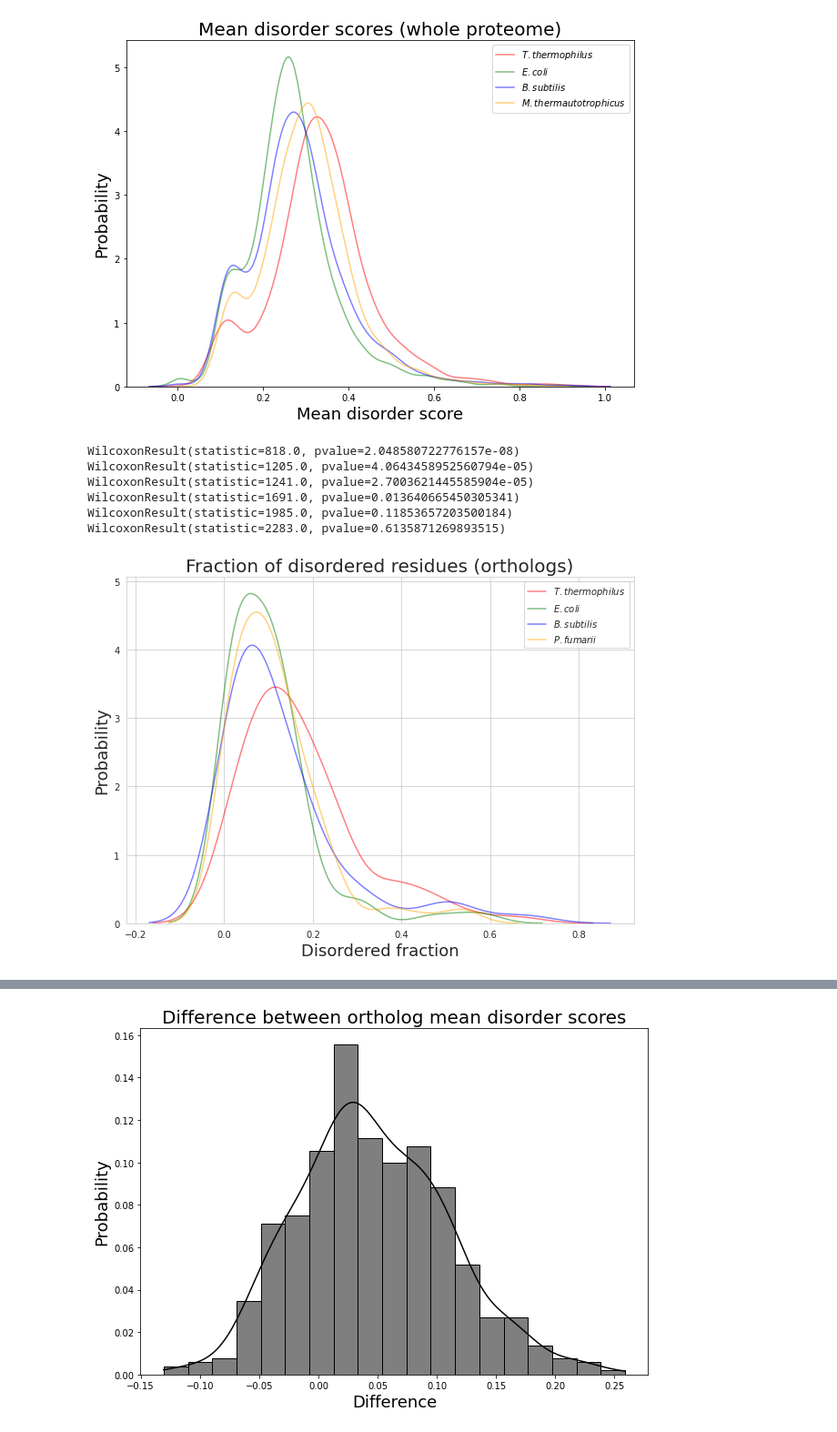
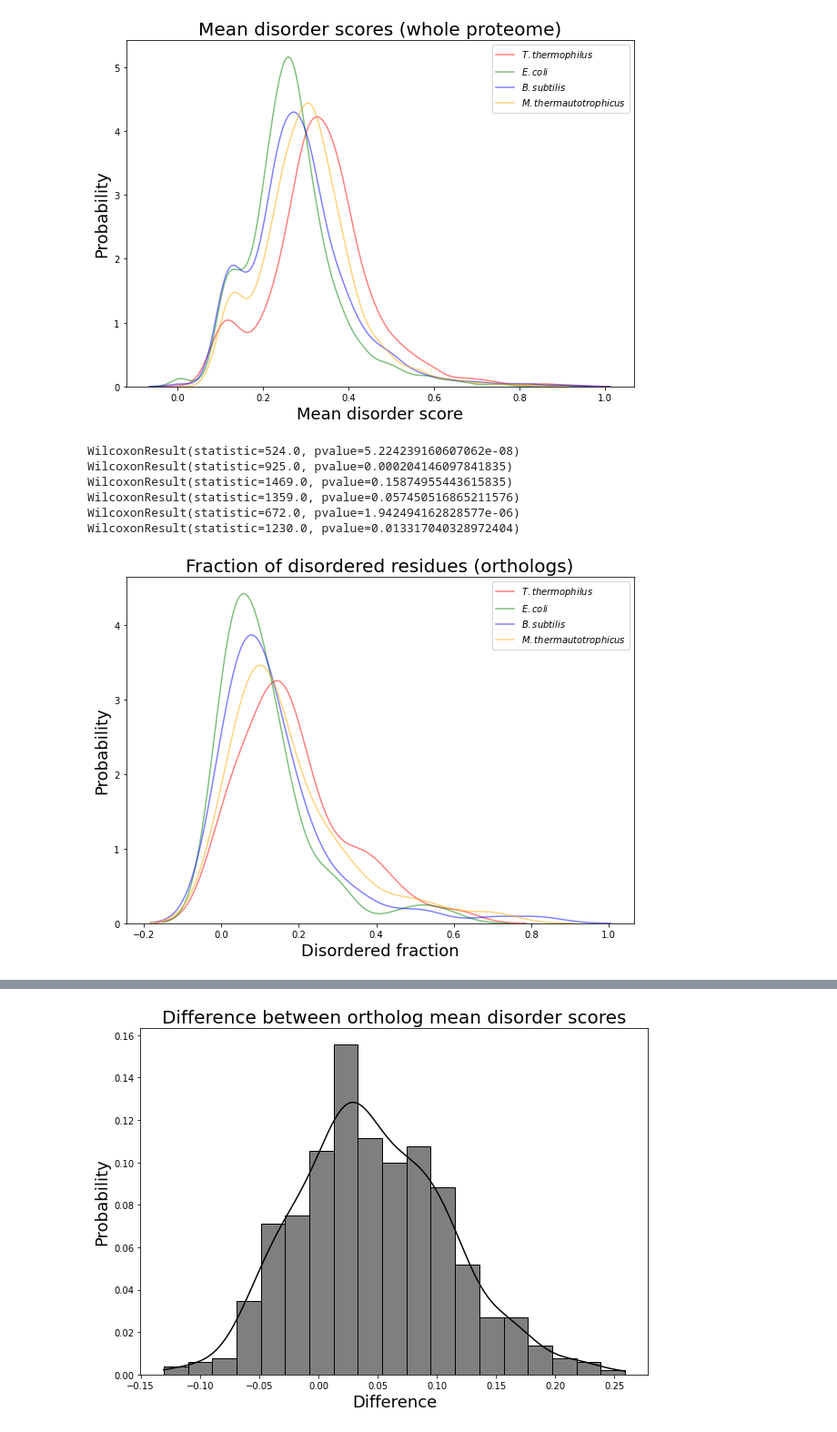
Before and after one commit to alibekk93/IDP_analysis, a Jupyter notebook: IDP_analysis.ipynb, the cells around one changed output, grey strips where cells are left out. Shown at 91% size. Drawn from its saved outputs; the diff is of its cells as text; code cells hidden in the pictures.

```diff
--- a/IDP_analysis.ipynb
+++ b/IDP_analysis.ipynb
@@ -522,14 +540,14 @@ We can start by importing the protein sequences
 EC_proteome_fasta = read_fasta('/content/IDP_analysis/datafiles/EscherichiaColiK12_allProteins.fasta')
 TT_proteome_fasta = read_fasta('/content/IDP_analysis/datafiles/ThermusThermophilusHB8_allProteins.fasta')
 BS_proteome_fasta = read_fasta('/content/IDP_analysis/datafiles/BacillusSubtilis168_allProteins.fasta')
-PF_proteome_fasta = read_fasta('/content/IDP_analysis/datafiles/PyrolobusFumariiDSM11204_allProteins.fasta')
+MT_proteome_fasta = read_fasta('/content/IDP_analysis/datafiles/MethanothermobacterThermautotrophicusATCC29096.fasta')
 
 # filter out short sequences (under 20 AA)
 # short sequences do not get processed by IDR predictors
 EC_proteome = EC_proteome_fasta[EC_proteome_fasta.Length > 19]
 TT_proteome = TT_proteome_fasta[TT_proteome_fasta.Length > 19]
 BS_proteome = BS_proteome_fasta[BS_proteome_fasta.Length > 19]
-PF_proteome = PF_proteome_fasta[PF_proteome_fasta.Length > 19]
+MT_proteome = MT_proteome_fasta[MT_proteome_fasta.Length > 19]
 # %% [markdown]
 IUPred3 REST API works great for almost all proteins, however there are a couple exceptions.
 
@@ -991,8 +912,0 @@ files.download('MT_disorder_iupred.pkl')
-# %%
-MT_disorder_pondr = []
-
-for i in tqdm(range(2885)):
-  try:
-    MT_disorder_pondr.append(get_pondr_calculations(MT_proteome.ID.iloc[i], MT_proteome.Sequence.iloc[i]))
-  except:
-    MT_disorder_pondr.append(np.nan)
@@ -1118,5 +1024,5 @@ TT_PF_OMA.reset_index(inplace=True, drop=True)
 We can now combine these dataframes with inner merge to only get orthologs which are present in all proteomes
 # %%
 TT_EC_BS_OMA = pd.merge(left=TT_EC_OMA, right=TT_BS_OMA, on='TT', how='inner')
-TT_EC_BS_PF_OMA = pd.merge(left=TT_EC_BS_OMA, right=TT_PF_OMA, on='TT', how='inner')
-TT_EC_BS_PF_OMA = TT_EC_BS_PF_OMA[['TT', 'EC', 'BS', 'PF']]
+TT_EC_BS_MT_OMA = pd.merge(left=TT_EC_BS_OMA, right=TT_MT_OMA, on='TT', how='inner')
+TT_EC_BS_MT_OMA = TT_EC_BS_MT_OMA[['TT', 'EC', 'BS', 'MT']]
@@ -1143,10 +1049,10 @@ Now we can use the OmaBrowser pairs for 1:1 comparison between all species' prot
 EC_proteome_merge = EC_proteome.add_prefix('EC_')
 TT_proteome_merge = TT_proteome.add_prefix('TT_')
 BS_proteome_merge = BS_proteome.add_prefix('BS_')
-PF_proteome_merge = PF_proteome.add_prefix('PF_')
+MT_proteome_merge = MT_proteome.add_prefix('MT_')
 
 # first merge: EC_proteome_merge + TT_EC_BS_PF_OMA
-IDP_pairs = pd.merge(left=EC_proteome_merge, right=TT_EC_BS_PF_OMA, left_on='EC_ID', right_on='EC', how='inner')
+IDP_pairs = pd.merge(left=EC_proteome_merge, right=TT_EC_BS_MT_OMA, left_on='EC_ID', right_on='EC', how='inner')
 
 # remove the extra EC column
 IDP_pairs.drop(['EC'], axis='columns', inplace=True)
@@ -1163,11 +1069,11 @@ IDP_pairs = pd.merge(left=BS_proteome_merge, right=IDP_pairs, left_on='BS_ID', r
 # remove the extra BS column
 IDP_pairs.drop(['BS'], axis='columns', inplace=True)
 
-# fourth merge: add PF_proteome data
-IDP_pairs = pd.merge(left=PF_proteome_merge, right=IDP_pairs, left_on='PF_ID', right_on='PF', how='inner')
+# fourth merge: add MT_proteome data
+IDP_pairs = pd.merge(left=MT_proteome_merge, right=IDP_pairs, left_on='MT_ID', right_on='MT', how='inner')
 
-# remove the extra PF column
-IDP_pairs.drop(['PF'], axis='columns', inplace=True)
+# remove the extra MT column
+IDP_pairs.drop(['MT'], axis='columns', inplace=True)
 # %%
 IDP_pairs.head(3)
 # %% [output]
@@ -1324,46 +1220,42 @@ Ttest_indResult(statistic=-6.314275671708115, pvalue=2.876909403271935e-10)
 # %%
 fig, ax = plt.subplots(figsize=(10,7))
 
 df = pd.DataFrame({'TT':IDP_pairs.TT_disorder_binary_mean,
                    'EC':IDP_pairs.EC_disorder_binary_mean,
                    'BS':IDP_pairs.BS_disorder_binary_mean,
-                   'PF':IDP_pairs.PF_disorder_binary_mean,
+                   'MT':IDP_pairs.MT_disorder_binary_mean,
                    'dis_len':(IDP_pairs.TT_longest_IDR + IDP_pairs.EC_longest_IDR +\
-                              IDP_pairs.BS_longest_IDR + IDP_pairs.PF_longest_IDR) / 4})
+                              IDP_pairs.BS_longest_IDR + IDP_pairs.MT_longest_IDR) / 4})
 
 sns.kdeplot(df.TT, color='red', alpha=0.5, label='$\\it{}$'.format('T. thermophilus'), ax=ax)
 sns.kdeplot(df.EC, color='green', alpha=0.5, label='$\\it{}$'.format('E. coli'), ax=ax)
 sns.kdeplot(df.BS, color='blue', alpha=0.5, label='$\\it{}$'.format('B. subtilis'), ax=ax)
-sns.kdeplot(df.PF, color='orange', alpha=0.5, label='$\\it{}$'.format('P. fumarii'), ax=ax)
-# sns.histplot(df.TT, color='red', kde=True, alpha=0.5, stat='probability', label='$\\it{}$'.format('T. thermophilus'), ax=ax)
-# sns.histplot(df.EC, color='green', kde=True, alpha=0.5, stat='probability', label='$\\it{}$'.format('E. coli'), ax=ax)
-# sns.histplot(df.BS, color='blue', kde=True, alpha=0.5, stat='probability', label='$\\it{}$'.format('B. subtilis'), ax=ax)
-# sns.histplot(df.PF, color='orange', kde=True, alpha=0.5, stat='probability', label='$\\it{}$'.format('P. fumarii'), ax=ax)
+sns.kdeplot(df.MT, color='orange', alpha=0.5, label='$\\it{}$'.format('M. thermautotrophicus'), ax=ax)
 ax.set_title('Fraction of disordered residues (orthologs)', fontsize=20)
 ax.set_ylabel('Probability', fontsize=18)
 ax.set_xlabel('Disordered fraction', fontsize=18)
 ax.legend()
 
 # print(mannwhitneyu(df.TT.dropna(), df.EC.dropna(), alternative='greater'))
 print(wilcoxon(df.TT.dropna(), df.EC.dropna()))
 print(wilcoxon(df.TT.dropna(), df.BS.dropna()))
-print(wilcoxon(df.TT.dropna(), df.PF.dropna()))
+print(wilcoxon(df.TT.dropna(), df.MT.dropna()))
 print(wilcoxon(df.EC.dropna(), df.BS.dropna()))
-print(wilcoxon(df.EC.dropna(), df.PF.dropna()))
-print(wilcoxon(df.BS.dropna(), df.PF.dropna()))
+print(wilcoxon(df.EC.dropna(), df.MT.dropna()))
+print(wilcoxon(df.BS.dropna(), df.MT.dropna()))
 # print(ttest_ind(df.TT, df.EC, nan_policy='omit'))
 # print(ttest_rel(df.TT, df.EC, nan_policy='omit'))
 
 fig.show()
 fig.savefig('Fraction of disordered residues (orthologs).svg')
 # %% [output]
-WilcoxonResult(statistic=818.0, pvalue=2.048580722776157e-08)
-WilcoxonResult(statistic=1205.0, pvalue=4.0643458952560794e-05)
-WilcoxonResult(statistic=1241.0, pvalue=2.7003621445585904e-05)
-WilcoxonResult(statistic=1691.0, pvalue=0.013640665450305341)
-WilcoxonResult(statistic=1985.0, pvalue=0.11853657203500184)
-WilcoxonResult(statistic=2283.0, pvalue=0.6135871269893515)
+WilcoxonResult(statistic=524.0, pvalue=5.224239160607062e-08)
+WilcoxonResult(statistic=925.0, pvalue=0.000204146097841835)
+WilcoxonResult(statistic=1469.0, pvalue=0.15874955443615835)
+WilcoxonResult(statistic=1359.0, pvalue=0.057450516865211576)
+WilcoxonResult(statistic=672.0, pvalue=1.942494162828577e-06)
+WilcoxonResult(statistic=1230.0, pvalue=0.013317040328972404)
-[figure, old version]
+[figure, new version]
 # %%
 fig, ax = plt.subplots(figsize=(10,7))
 
```
Also changed, not shown: parts of 22 cells of this notebook.
